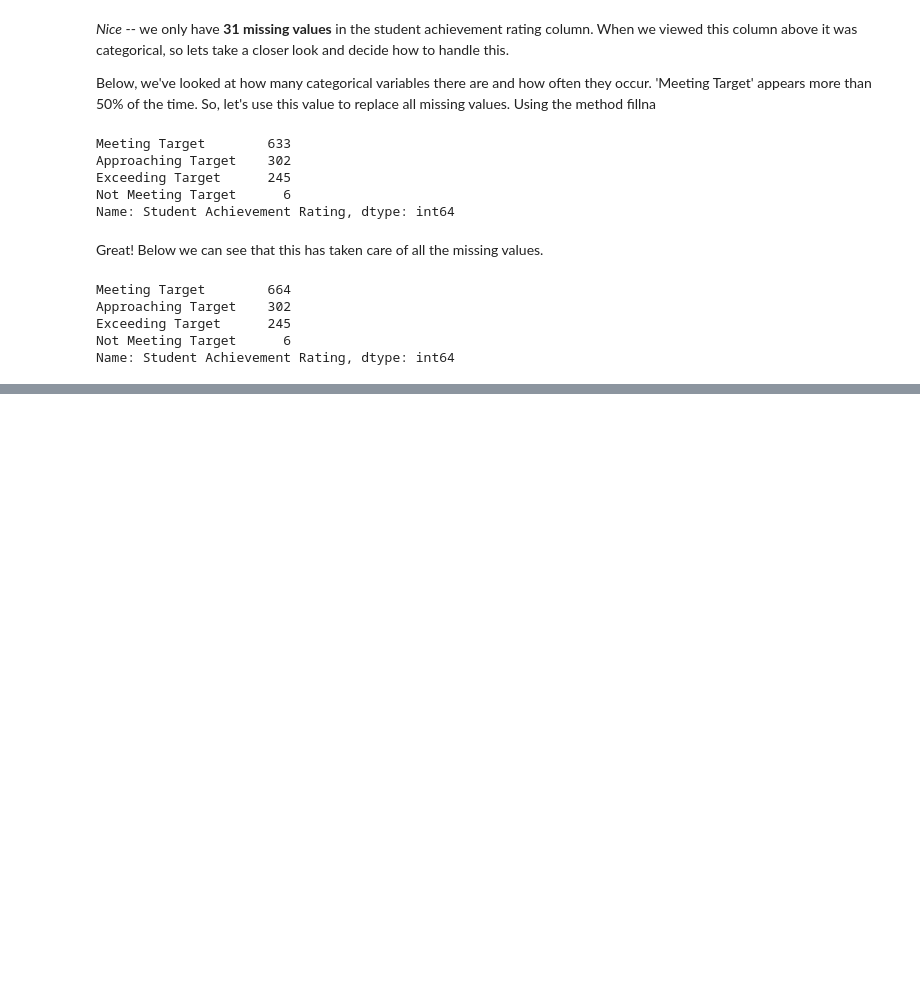
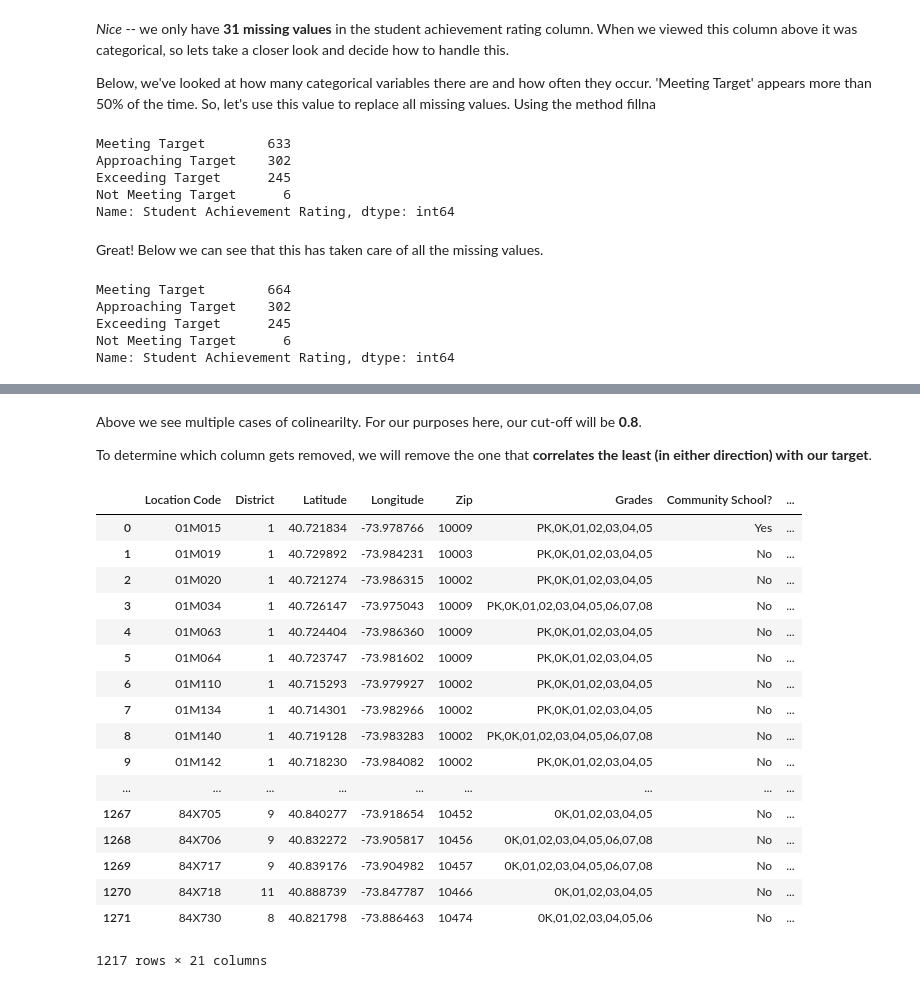
Before and after one commit to elenasm7/Linear-Regression-NYC-Schools, a Jupyter notebook: Cleaned_up_code/Cleaned_notebook_start.ipynb, the cells around one changed output, grey strips where cells are left out. Drawn from its saved outputs; the diff is of its cells as text; code cells hidden in the pictures; blank space fills up the shorter version.

```diff
--- a/Cleaned_up_code/Cleaned_notebook_start.ipynb
+++ b/Cleaned_up_code/Cleaned_notebook_start.ipynb
@@ -318,0 +349,27 @@ Name: Student Achievement Rating, dtype: int64
+# %% [markdown]
+Above we see multiple cases of colinearilty. For our purposes here, our cut-off will be __0.8__.
+
+To determine which column gets removed, we will remove the one that __correlates the least (in either direction)
+with our target__.
+# %%
+kaggle_school_data_df.drop(['Trust %','Effective School Leadership %'],axis=1,inplace=True)
+kaggle_school_data_df
+# %% [output]
+|  | Location Code | District | Latitude | Longitude | Zip | Grades | Community School? | ... |
+| 0 | 01M015 | 1 | 40.721834 | -73.978766 | 10009 | PK,0K,01,02,03,04,05 | Yes | ... |
+| 1 | 01M019 | 1 | 40.729892 | -73.984231 | 10003 | PK,0K,01,02,03,04,05 | No | ... |
+| 2 | 01M020 | 1 | 40.721274 | -73.986315 | 10002 | PK,0K,01,02,03,04,05 | No | ... |
+| 3 | 01M034 | 1 | 40.726147 | -73.975043 | 10009 | PK,0K,01,02,03,04,05,06,07,08 | No | ... |
+| 4 | 01M063 | 1 | 40.724404 | -73.986360 | 10009 | PK,0K,01,02,03,04,05 | No | ... |
+| 5 | 01M064 | 1 | 40.723747 | -73.981602 | 10009 | PK,0K,01,02,03,04,05 | No | ... |
+| 6 | 01M110 | 1 | 40.715293 | -73.979927 | 10002 | PK,0K,01,02,03,04,05 | No | ... |
+| 7 | 01M134 | 1 | 40.714301 | -73.982966 | 10002 | PK,0K,01,02,03,04,05 | No | ... |
+| 8 | 01M140 | 1 | 40.719128 | -73.983283 | 10002 | PK,0K,01,02,03,04,05,06,07,08 | No | ... |
+| 9 | 01M142 | 1 | 40.718230 | -73.984082 | 10002 | PK,0K,01,02,03,04,05 | No | ... |
+| ... | ... | ... | ... | ... | ... | ... | ... | ... |
+| 1267 | 84X705 | 9 | 40.840277 | -73.918654 | 10452 | 0K,01,02,03,04,05 | No | ... |
+| 1268 | 84X706 | 9 | 40.832272 | -73.905817 | 10456 | 0K,01,02,03,04,05,06,07,08 | No | ... |
+| 1269 | 84X717 | 9 | 40.839176 | -73.904982 | 10457 | 0K,01,02,03,04,05,06,07,08 | No | ... |
+| 1270 | 84X718 | 11 | 40.888739 | -73.847787 | 10466 | 0K,01,02,03,04,05 | No | ... |
+| 1271 | 84X730 | 8 | 40.821798 | -73.886463 | 10474 | 0K,01,02,03,04,05,06 | No | ... |
+1217 rows × 21 columns
```
Also changed, not shown: parts of 18 cells of this notebook, 1 other file.
